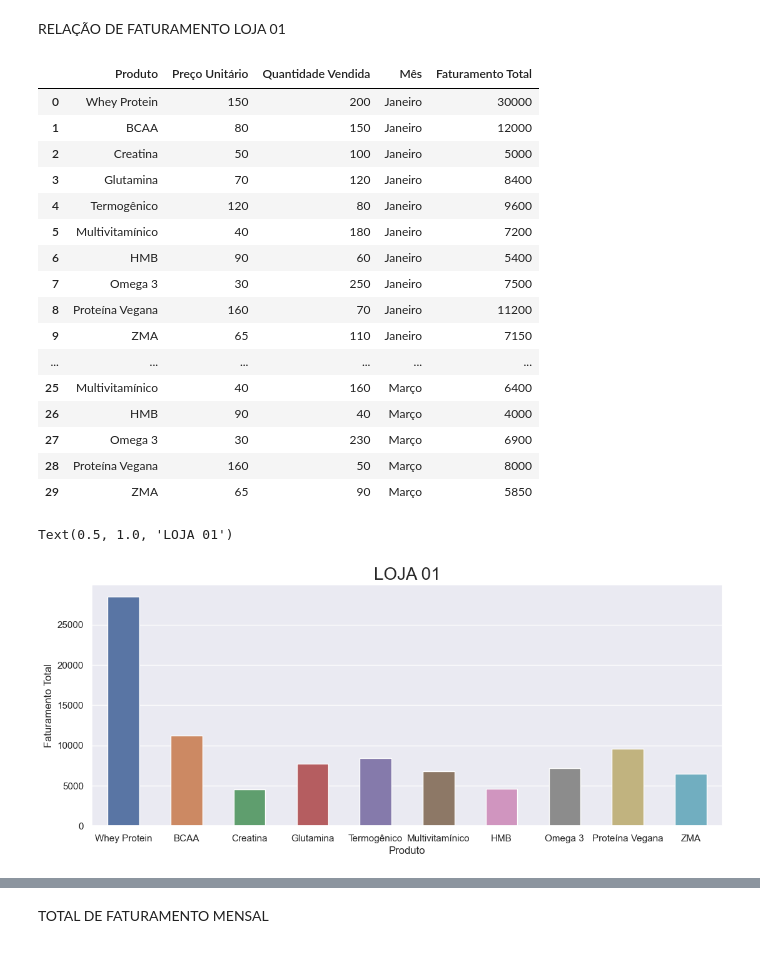
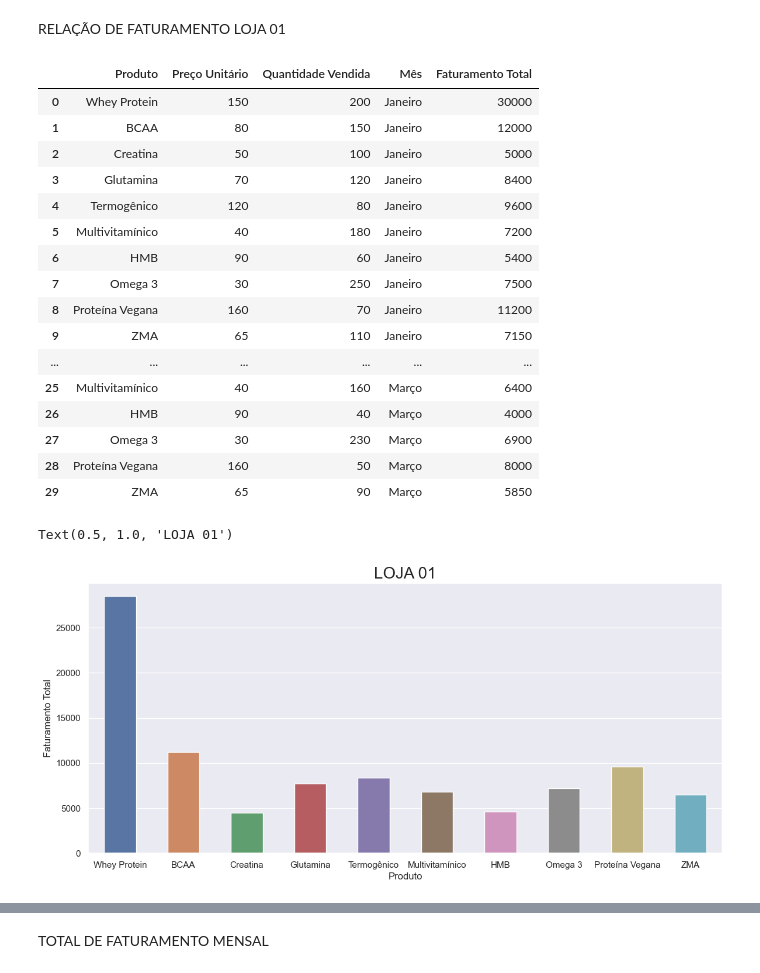
Before and after one commit to jhonatanpaz95/analise-de-dados, a Jupyter notebook: Desafio 1 chatgpt/doc.ipynb, the cells around one changed output, grey strips where cells are left out. Saved outputs shown, nothing was run; the diff lists cells and outputs as text; code cells hidden in the pictures.

```diff
--- a/Desafio 1 chatgpt/doc.ipynb
+++ b/Desafio 1 chatgpt/doc.ipynb
@@ -9,28 +9,29 @@ RELAÇÃO DE FATURAMENTO LOJA 01
 # %%
 display(loja1_df)
 
+sns.set(rc={'figure.figsize': (14,6)})
 fig = sns.barplot(data=loja1_df, x='Produto', y="Faturamento Total", hue="Produto", width=0.5, errorbar=None)
 fig.set_title('LOJA 01', fontsize=20, loc='center')
 # %% [output]
 |  | Produto | Preço Unitário | Quantidade Vendida | Mês | Faturamento Total |
 | 0 | Whey Protein | 150 | 200 | Janeiro | 30000 |
 | 1 | BCAA | 80 | 150 | Janeiro | 12000 |
 | 2 | Creatina | 50 | 100 | Janeiro | 5000 |
 | 3 | Glutamina | 70 | 120 | Janeiro | 8400 |
 | 4 | Termogênico | 120 | 80 | Janeiro | 9600 |
 | 5 | Multivitamínico | 40 | 180 | Janeiro | 7200 |
 | 6 | HMB | 90 | 60 | Janeiro | 5400 |
 | 7 | Omega 3 | 30 | 250 | Janeiro | 7500 |
 | 8 | Proteína Vegana | 160 | 70 | Janeiro | 11200 |
 | 9 | ZMA | 65 | 110 | Janeiro | 7150 |
 | ... | ... | ... | ... | ... | ... |
 | 25 | Multivitamínico | 40 | 160 | Março | 6400 |
 | 26 | HMB | 90 | 40 | Março | 4000 |
 | 27 | Omega 3 | 30 | 230 | Março | 6900 |
 | 28 | Proteína Vegana | 160 | 50 | Março | 8000 |
 | 29 | ZMA | 65 | 90 | Março | 5850 |
 Text(0.5, 1.0, 'LOJA 01')
-[figure, old version]
+[figure, new version]
 # %%
 vendas_janeiro_df = loja1_df.loc[loja1_df['Mês'] == 'Janeiro']
 display(vendas_janeiro_df)
```
Also changed, not shown: parts of 4 cells of this notebook.
